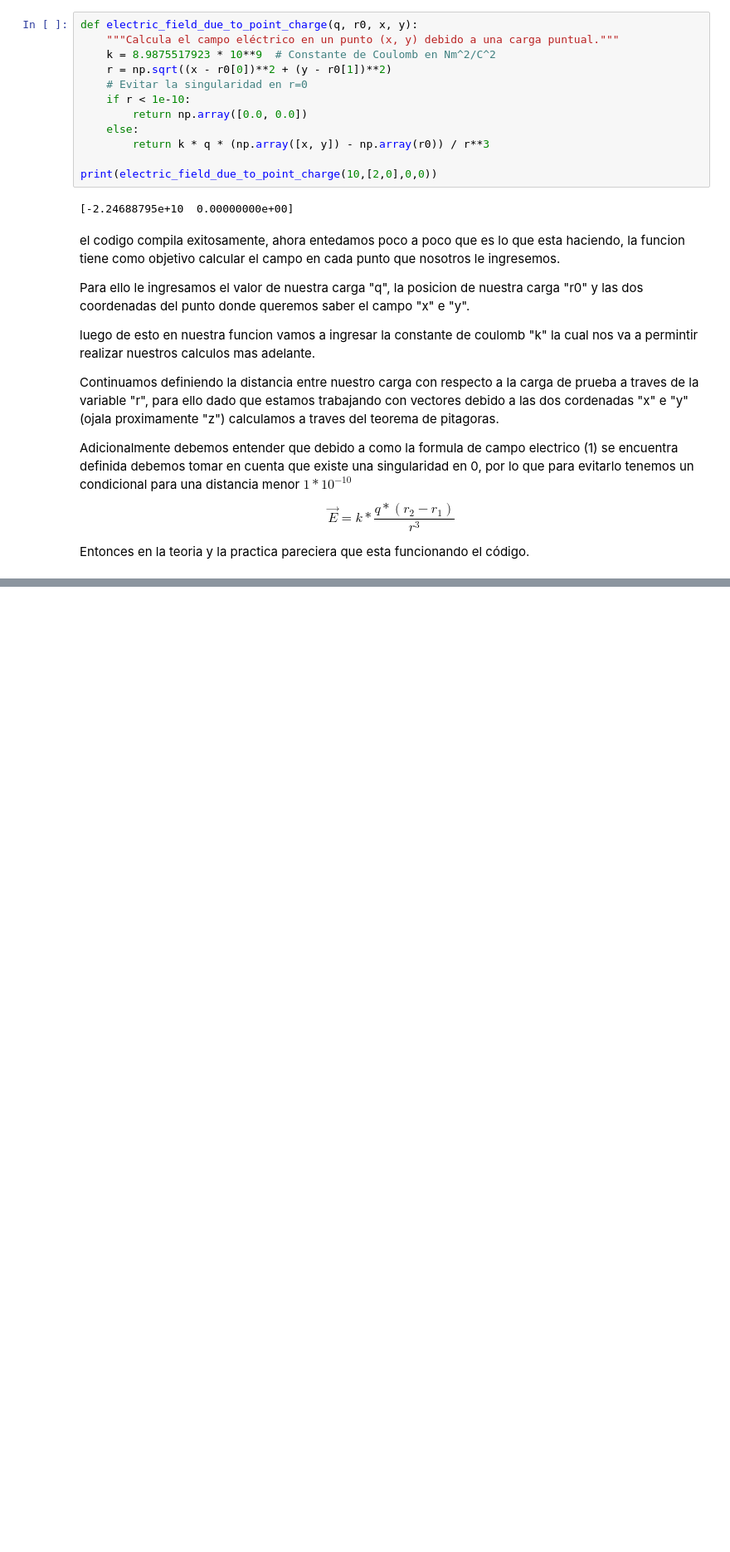
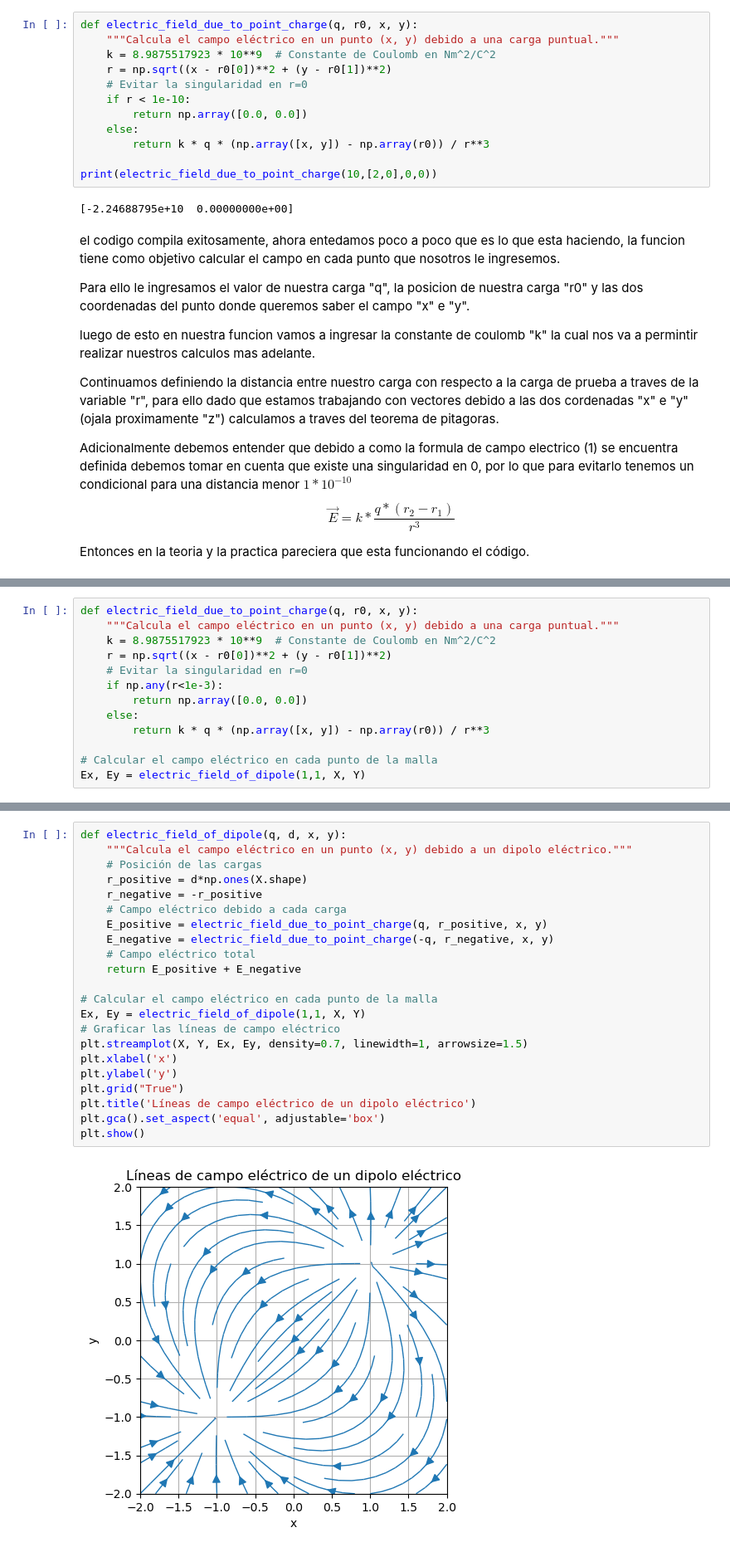
Before and after one commit to edescudero09/Fight-club, a Jupyter notebook: Proyecto 1/Paso_1/Proyec_electric_field.ipynb, the cells around one changed output, grey strips where cells are left out. Shown at 83% size. Saved outputs shown, nothing was run; the diff lists cells and outputs as text; blank space fills up the shorter version.

```diff
--- a/Proyecto 1/Paso_1/Proyec_electric_field.ipynb
+++ b/Proyecto 1/Paso_1/Proyec_electric_field.ipynb
@@ -170,0 +203,13 @@ Ahora lo que tenemos aqui son
+# %%
+def electric_field_due_to_point_charge(q, r0, x, y):
+    """Calcula el campo eléctrico en un punto (x, y) debido a una carga puntual."""
+    k = 8.9875517923 * 10**9  # Constante de Coulomb en Nm^2/C^2
+    r = np.sqrt((x - r0[0])**2 + (y - r0[1])**2)
+    # Evitar la singularidad en r=0
+    if np.any(r<1e-3):
+        return np.array([0.0, 0.0])
+    else:
+        return k * q * (np.array([x, y]) - np.array(r0)) / r**3
+
+# Calcular el campo eléctrico en cada punto de la malla
+Ex, Ey = electric_field_of_dipole(1,1, X, Y)
@@ -170,0 +222,24 @@ Ahora lo que tenemos aqui son
+# %%
+def electric_field_of_dipole(q, d, x, y):
+    """Calcula el campo eléctrico en un punto (x, y) debido a un dipolo eléctrico."""
+    # Posición de las cargas
+    r_positive = d*np.ones(X.shape)
+    r_negative = -r_positive
+    # Campo eléctrico debido a cada carga
+    E_positive = electric_field_due_to_point_charge(q, r_positive, x, y)
+    E_negative = electric_field_due_to_point_charge(-q, r_negative, x, y)
+    # Campo eléctrico total
+    return E_positive + E_negative
+
+# Calcular el campo eléctrico en cada punto de la malla
+Ex, Ey = electric_field_of_dipole(1,1, X, Y)
+# Graficar las líneas de campo eléctrico
+plt.streamplot(X, Y, Ex, Ey, density=0.7, linewidth=1, arrowsize=1.5)
+plt.xlabel('x')
+plt.ylabel('y')
+plt.grid("True")
+plt.title('Líneas de campo eléctrico de un dipolo eléctrico')
+plt.gca().set_aspect('equal', adjustable='box')
+plt.show()
+# %% [output]
+[figure, added]
```
Also changed, not shown: parts of 18 cells of this notebook, 2 other files.
